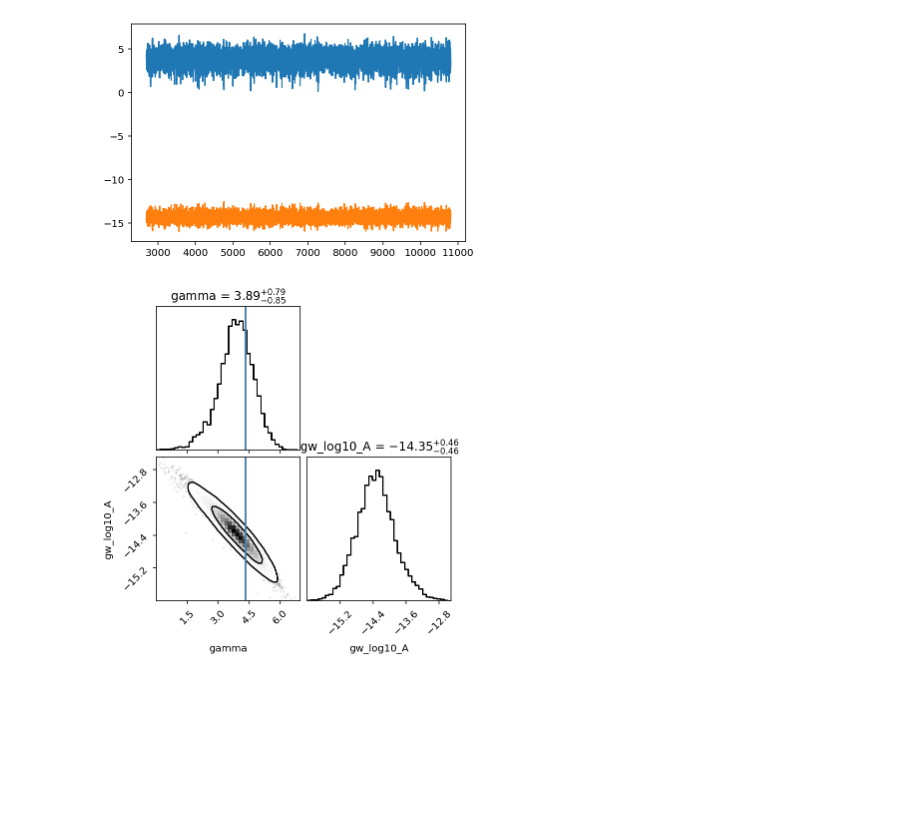
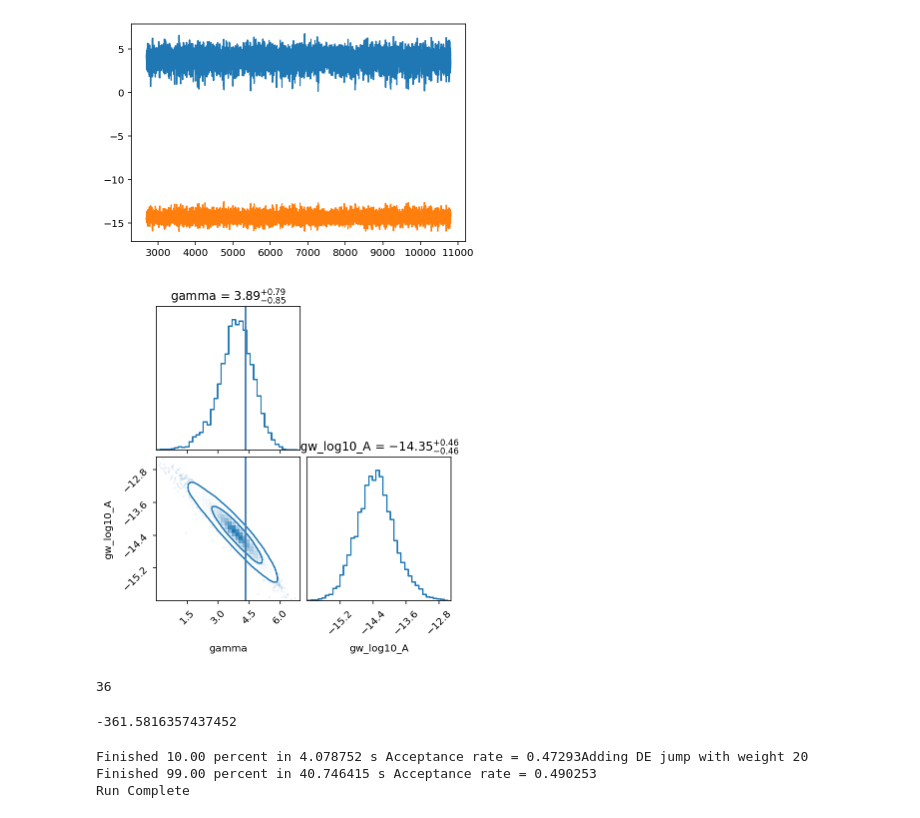
Before and after one commit to astrolamb/single_pulsar_analysis, a Jupyter notebook: single_pulsars_general.ipynb, the cells around one changed output. Drawn from its saved outputs; the diff is of its cells as text; code cells hidden in the pictures; blank space fills up the shorter version.

```diff
--- a/single_pulsars_general.ipynb
+++ b/single_pulsars_general.ipynb
@@ -141,6 +141,6 @@ plt.plot(samps[burn_samps:][pars_mcmc[:2]])
 [figure]
 # %%
 truths = [13/3,None]
-corner.corner(samps[pars_mcmc[:2]][burn_samps:], bins=40, range=[(0,7),(-16,-12.5)], levels=[0.68,0.95], smooth=True, smooth1d=False, labels=pars_mcmc[:2], show_titles=True, truths=truths);
+corner.corner(samps[pars_mcmc[:2]][burn_samps:], bins=40, range=[(0,7),(-16,-12.5)], levels=[0.68,0.95], smooth=True, smooth1d=False, labels=pars_mcmc[:2], show_titles=True, truths=truths, color='C0');
 # %% [output]
-[figure, old version]
+[figure, new version]
@@ -149,0 +147,4 @@ pdf = hist[idx]
+# %%
+np.digitize(-5.4, rho_bins)
+# %% [output]
+36
@@ -149,0 +206,4 @@ pdf = hist[idx]
+# %%
+log_likely_dig([4, np.log10(5e-15)])
+# %% [output]
+-361.5816357437452
@@ -149,0 +212,8 @@ pdf = hist[idx]
+# %%
+# sampler for N steps
+N = 100000
+sampler.sample(p0, N)
+# %% [output]
+Finished 10.00 percent in 4.078752 s Acceptance rate = 0.47293Adding DE jump with weight 20
+Finished 99.00 percent in 40.746415 s Acceptance rate = 0.490253
+Run Complete
```
Also changed, not shown: parts of 6 cells of this notebook, 1 other file.
